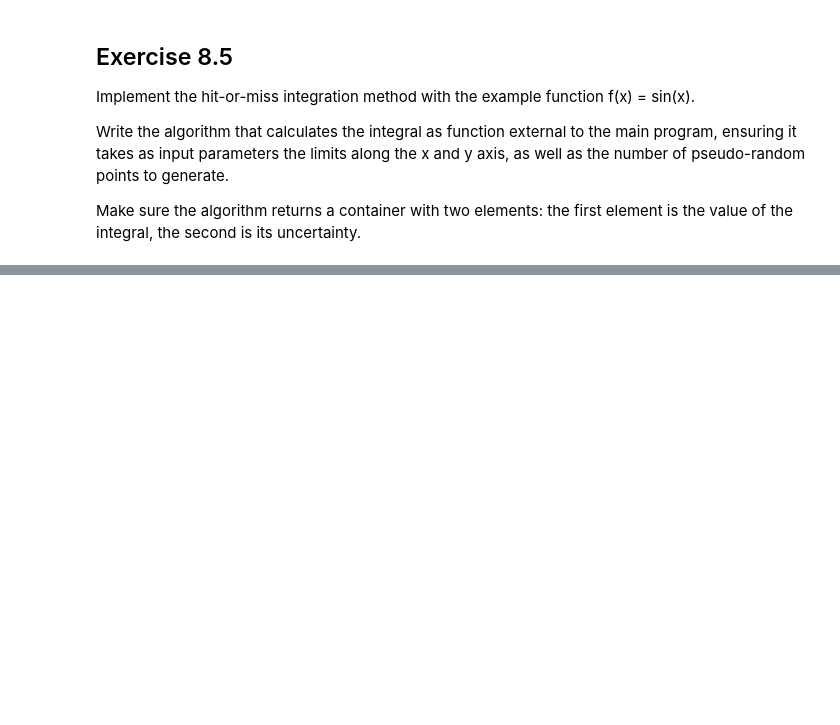
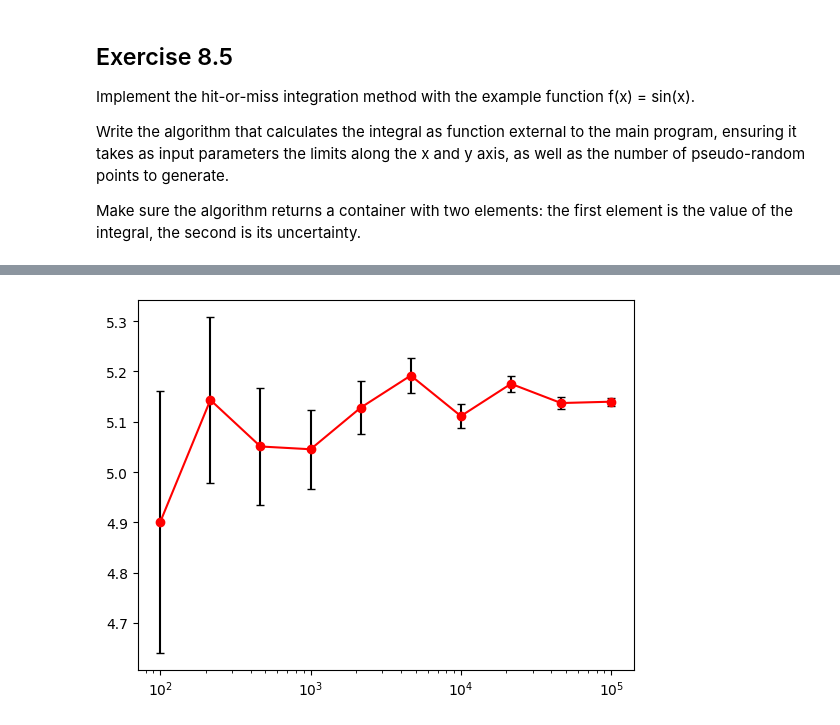
Before and after one commit to CarminatiGiovanni/LaboratorioCalcoloEStatistica, a Jupyter notebook: exercises_8_201123.ipynb, the cells around one changed output, grey strips where cells are left out. Saved outputs shown, nothing was run; the diff lists cells and outputs as text; code cells hidden in the pictures; blank space fills up the shorter version.

```diff
--- a/exercises_8_201123.ipynb
+++ b/exercises_8_201123.ipynb
@@ -87,0 +108,21 @@ Make sure the algorithm returns a container with two elements: the first element
+# %%
+def integral_hit_or_miss_N(f,a,b,maxf,N):
+    randX = a + np.random.rand(N) * (b - a)
+    randY = 0 + np.random.rand(N) * (maxf - 0)
+    hit = sum(map(lambda x: x[1] < f(x[0]),zip(randX,randY)))
+    p = hit/N
+    expected_value = p * (b-a) * (maxf - 0)
+    variance = ((b-a) * (maxf - 0))**2 * p * (1-p) / N
+    return expected_value, np.sqrt(variance)
+
+X = np.logspace(2,5,10)
+result = [integral_hit_or_miss_N(lambda x: np.sin(x) + 1,0,np.pi,2,int(i)) for i in X]
+
+Y = np.array([i for i,_ in result])
+Yerr = np.array([j for _,j in result])
+
+plt.errorbar(X,Y,fmt='o-',yerr=Yerr,capsize=3,ecolor='black',color='red')
+plt.xscale('log')
+plt.show()
+# %% [output]
+[figure, added]
```
Also changed, not shown: parts of 9 cells of this notebook.
